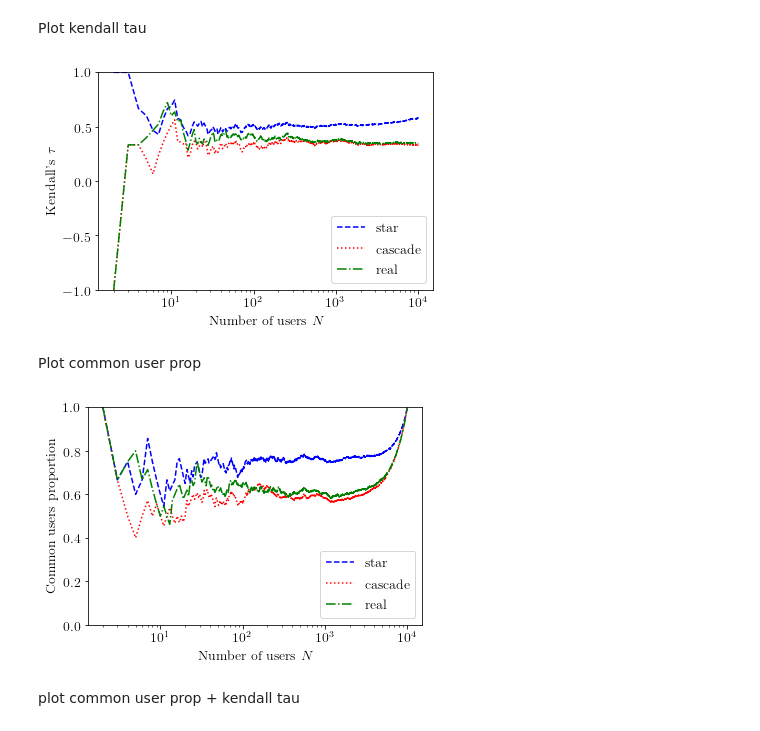
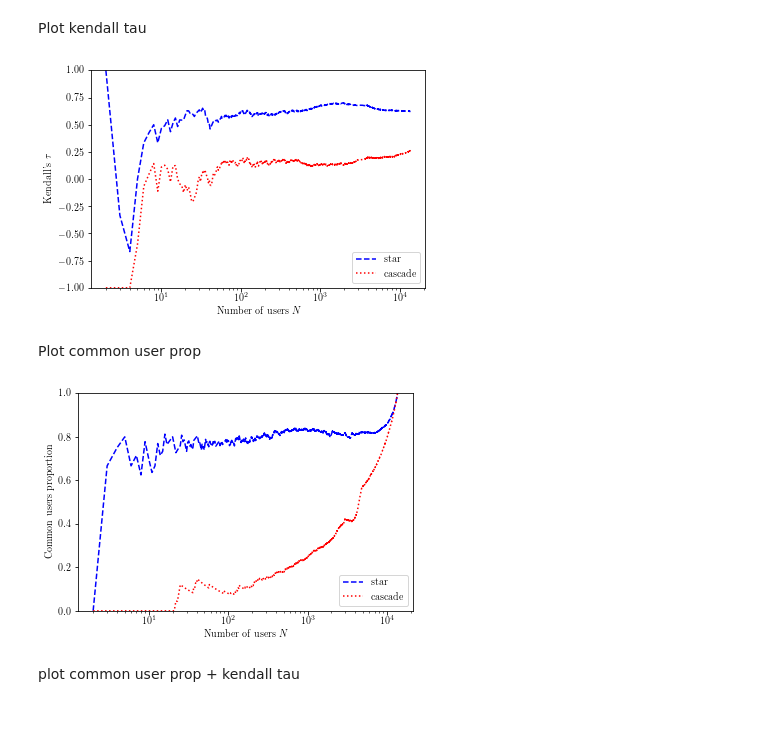
Before and after one commit to yokaiAG/Stage2019, a Jupyter notebook: Code/Journal_plots.ipynb, the cells around one changed output. Saved outputs shown, nothing was run; the diff lists cells and outputs as text; code cells hidden in the pictures.

```diff
--- a/Code/Journal_plots.ipynb
+++ b/Code/Journal_plots.ipynb
@@ -15,7 +15,7 @@ mpl.rc('font', family = 'serif')
 The results will be saved in `out_path` + `name`.
 # %%
 out_path = "../PsiResults/Plots/"
-name = "weibo"
+name = "weibo45K"
 # %% [markdown]
 All the code and outputs you will see on first opening are with Weibo. Can be easily changed for russian, wcano or another dataset.
 # %% [markdown]
@@ -23,13 +23,12 @@ All the code and outputs you will see on first opening are with Weibo. Can be ea
 # %% [markdown]
 Load dataframes (obtained with `../Code/compare_psis.py`).
 # %%
-# df_oursin = pd.read_csv("../PsiResults/ComparePsis/russian_emul_oursin_15iter/compare_lists_df.txt")
-# x = df_oursin['N'].values
-# df_cascade = pd.read_csv("../PsiResults/ComparePsis/russian_emul_cascade/compare_lists_df.txt")
+df_oursin = pd.read_csv("../PsiResults/ComparePsis/russian_emul_oursin.txt")
+df_cascade = pd.read_csv("../PsiResults/ComparePsis/russian_emul_cascade.txt")
 
-df_oursin = pd.read_csv("../PsiResults/ComparePsis/weibo_emul_oursin_top10000emul.txt")
-df_cascade = pd.read_csv("../PsiResults/ComparePsis/weibo_emul_cascade_top10000emul.txt")
-df_truegraph = pd.read_csv("../PsiResults/ComparePsis/weibo_emul_real_top10000emul.txt")
+# df_oursin = pd.read_csv("../PsiResults/ComparePsis/weibo_emul_oursin_top10000emul.txt")
+# df_cascade = pd.read_csv("../PsiResults/ComparePsis/weibo_emul_cascade_top10000emul.txt")
+# df_truegraph = pd.read_csv("../PsiResults/ComparePsis/weibo_emul_real_top10000emul.txt")
 
 # df_oursin = pd.read_csv("../PsiResults/ComparePsis/wcano_emul_oursin/compare_lists_df.txt")
 # %% [markdown]
@@ -42,7 +41,7 @@ fig, ax = plt.subplots()
 # plot kendall tau
 ax.semilogx(x, df_oursin['kendall'].values, color='blue', ls='--', label="star")
 ax.semilogx(x, df_cascade['kendall'].values, color='red', ls=':', label="cascade")
-ax.semilogx(x, df_truegraph['kendall'].values, color='green', ls='-.', label="real")
+# ax.semilogx(x, df_truegraph['kendall'].values, color='green', ls='-.', label="real")
 
 # labels & legend
 plt.xlabel(r"Number of users $N$", usetex=True)
@@ -56,32 +55,32 @@ plt.savefig(out_path + name + "_kendall_tau.pdf")
 plt.show()
 plt.close()
 # %% [output]
-[figure, old version]
+[figure, new version]
 # %% [markdown]
 Plot common user prop
 # %%
 # init
 fig, ax = plt.subplots()
 
 # plot
 ax.semilogx(x, df_oursin['common_users_prop'].values, color='blue', ls='--', label="star")
 ax.semilogx(x, df_cascade['common_users_prop'].values, color='red', ls=':', label="cascade")
-ax.semilogx(x, df_truegraph['common_users_prop'].values, color='green', ls='-.', label="real")
+# ax.semilogx(x, df_truegraph['common_users_prop'].values, color='green', ls='-.', label="real")
 
 # labels & legend
 plt.xlabel(r"Number of users $N$", usetex=True)
 plt.ylabel(r"Common users proportion", usetex=True)
 plt.legend(loc='lower right')
 plt.ylim(0,1)
 
 # show save close
 # plt.title(r"\texttt{Russian} dataset")
 # plt.savefig(out_path + name + "_common_user_prop.eps")
 plt.savefig(out_path + name + "_common_user_prop.pdf")
 plt.show()
 plt.close()
 # %% [output]
-[figure, old version]
+[figure, new version]
 # %% [markdown]
 plot common user prop + kendall tau
 # %%
```
Also changed, not shown: parts of 3 cells of this notebook, 6 other files.
